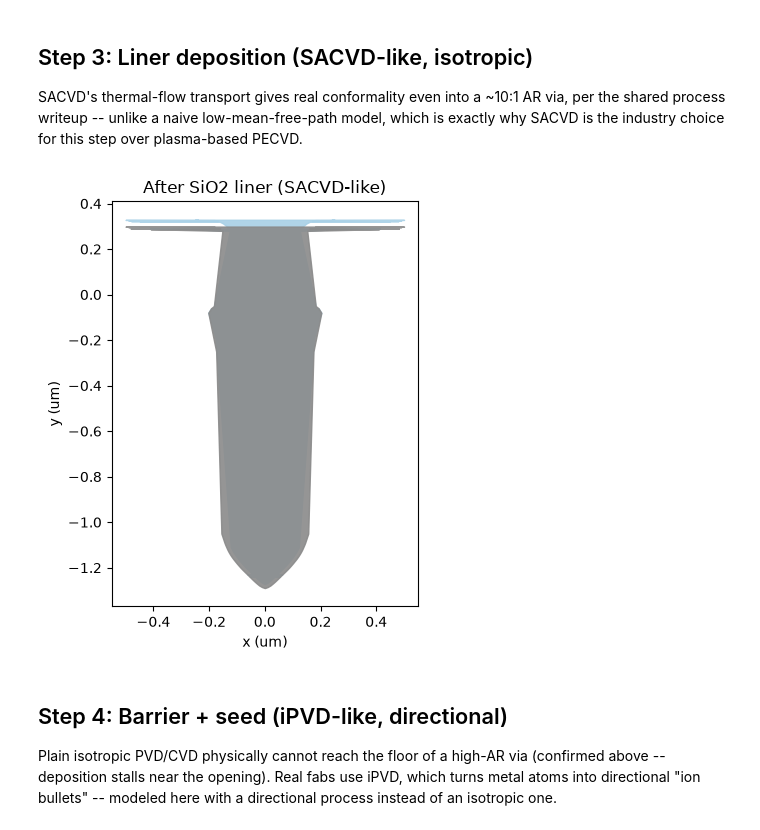
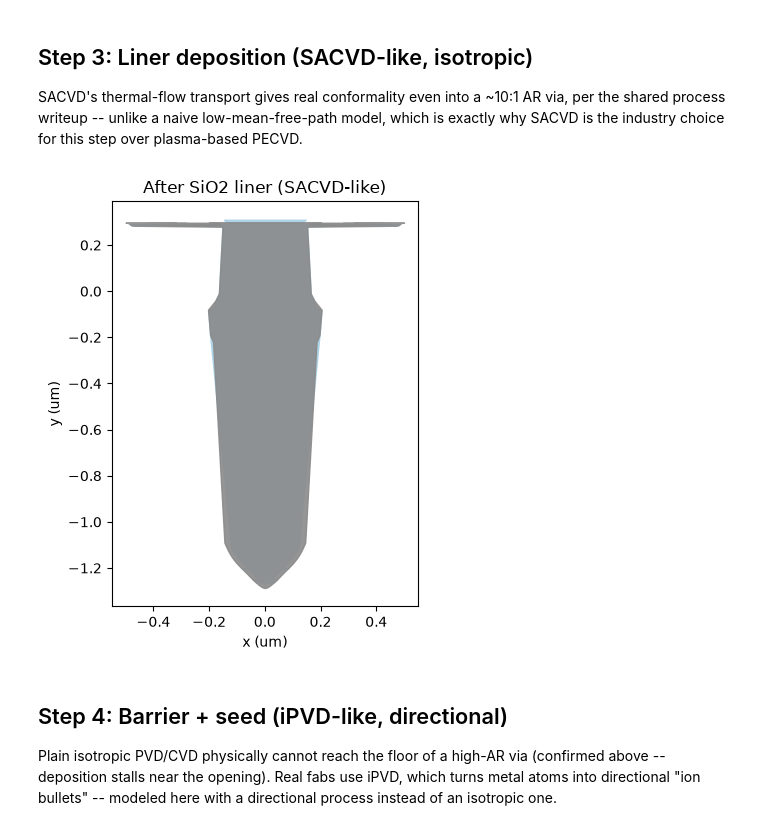
Before and after one commit to haomingkoo/ViennaPS-HBM, a Jupyter notebook: tsv_traveler.ipynb, the cells around one changed output. Saved outputs shown, nothing was run; the diff lists cells and outputs as text; code cells hidden in the pictures.

```diff
--- a/tsv_traveler.ipynb
+++ b/tsv_traveler.ipynb
@@ -178,20 +178,20 @@ via, per the shared process writeup -- unlike a naive low-mean-free-path
 model, which is exactly why SACVD is the industry choice for this step
 over plasma-based PECVD.
 # %%
-pts_pre_liner = tp.profile_points(geo_good)
+pts_pre_liner = tp.trim_for_display(tp.profile_points(geo_good), 0.31)
 geo_liner = tp.deposit_conformal(geo_good, ps.Material.SiO2, 0.03, directional=False)
-pts_liner = tp.profile_points(geo_liner)
+pts_liner = tp.trim_for_display(tp.profile_points(geo_liner), 0.31)
 
 fig, ax = plt.subplots(figsize=(4, 5))
 ax.fill_betweenx(pts_liner[:, 1], -pts_liner[:, 0], pts_liner[:, 0], color=MATERIAL_COLOR["SiO2"], alpha=0.9)
 ax.fill_betweenx(pts_pre_liner[:, 1], -pts_pre_liner[:, 0], pts_pre_liner[:, 0], color=MATERIAL_COLOR["Si"], alpha=0.9)
 ax.set_title("After SiO2 liner (SACVD-like)")
 ax.set_xlabel("x (um)"); ax.set_ylabel("y (um)")
 plt.tight_layout()
 plt.savefig("fig_liner.png", dpi=130)
 plt.show()
 # %% [output]
-[figure, old version]
+[figure, new version]
 # %% [markdown]
 ## Step 4: Barrier + seed (iPVD-like, directional)
 
```
Also changed, not shown: parts of 8 cells of this notebook, 14 other files.
